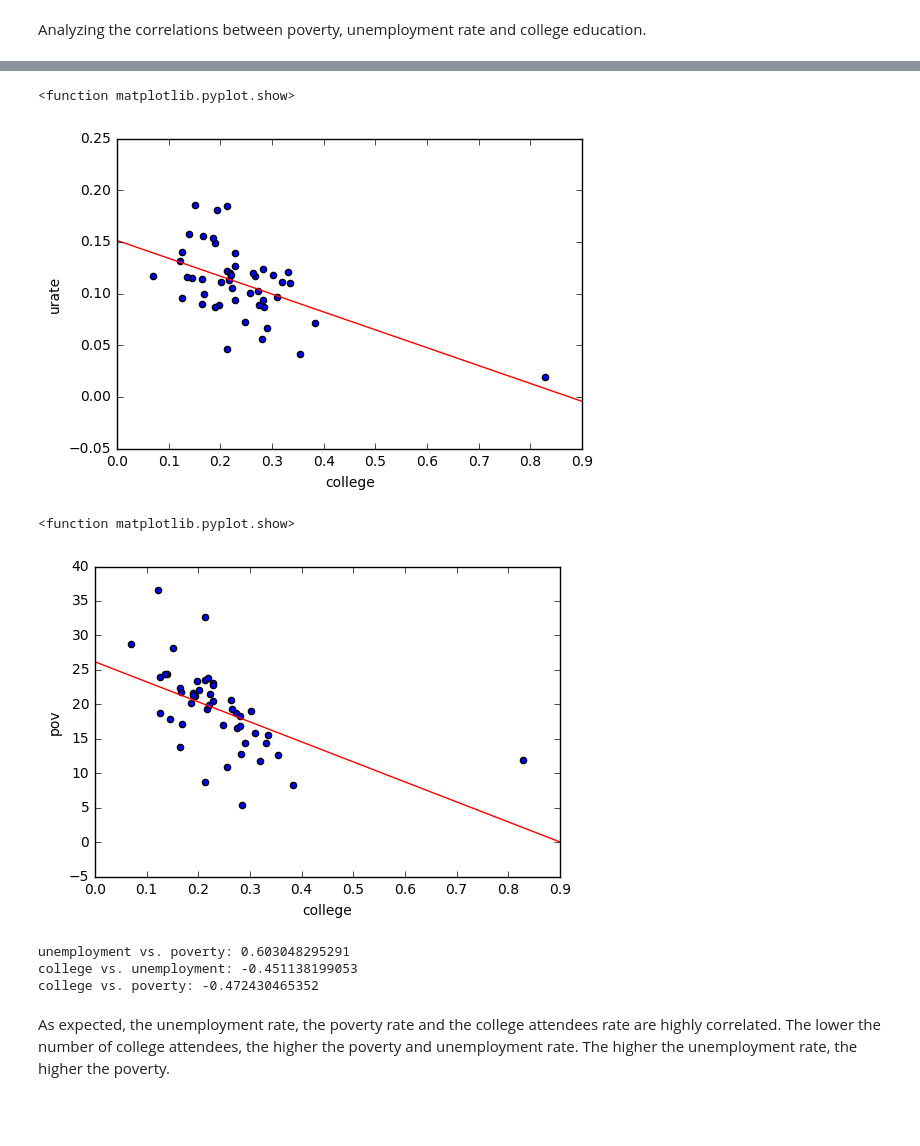
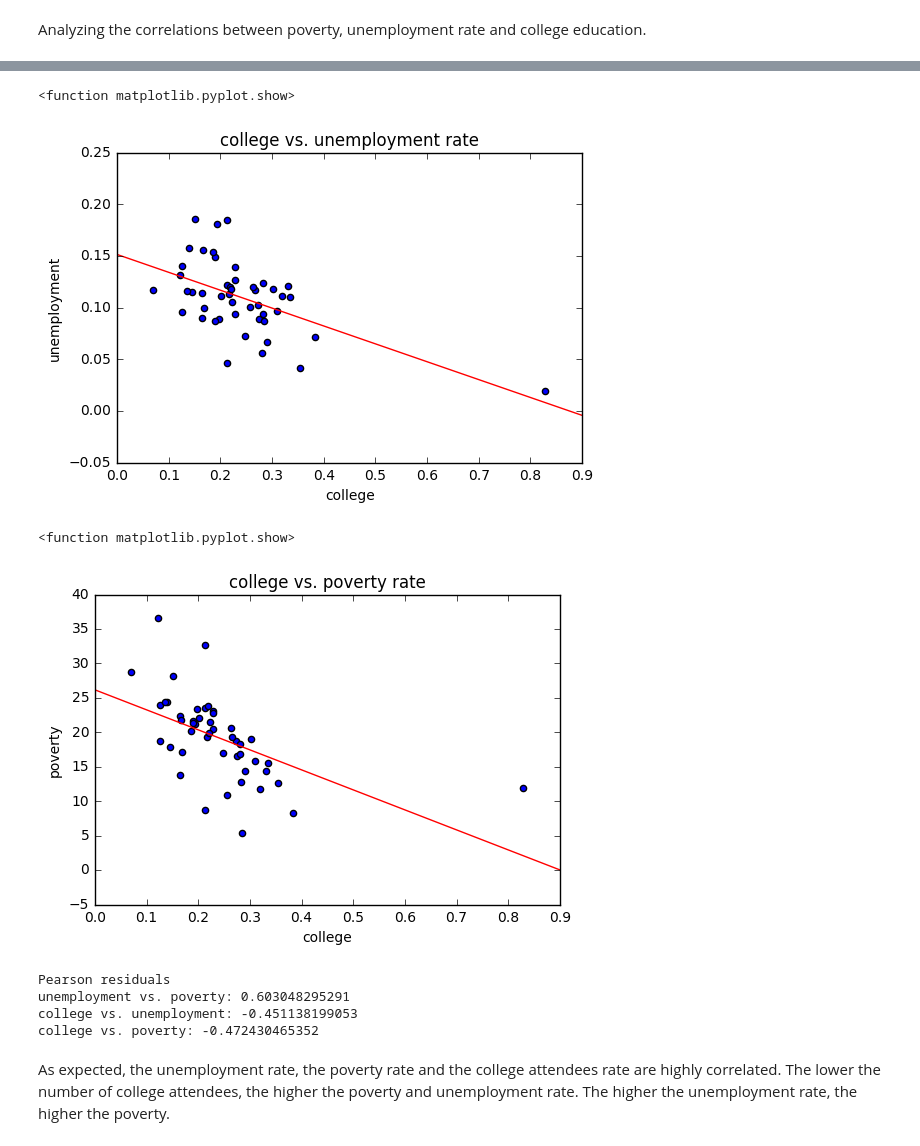
Before and after one commit to Chrisscross8/Portfolio, a Jupyter notebook: Police Killings in 2015.ipynb, the cells around one changed output, grey strips where cells are left out. Cells and saved outputs as stored; diff of their text form; code cells hidden in the pictures; blank space fills up the shorter version.

```diff
--- a/Police Killings in 2015.ipynb
+++ b/Police Killings in 2015.ipynb
@@ -476,30 +445,33 @@ plt.show
 # %%
 slope, intercept, r_value, p_value, std_err = scipy.stats.linregress(pivottable['college'],pivottable['urate'])
 predict_pov = 0*slope+intercept
 predict_pov2 = 0.9*slope+intercept
 plt.scatter(pivottable['college'],pivottable['urate'])
 plt.plot([0,0.9],[predict_pov,predict_pov2],color='r')
+plt.title('college vs. unemployment rate')
 plt.xlabel('college')
-plt.ylabel('urate')
+plt.ylabel('unemployment')
 plt.xlim(0,0.9)
 plt.show
 # %% [output]
 <function matplotlib.pyplot.show>
-[figure, old version]
+[figure, new version]
 # %%
 slope, intercept, r_value, p_value, std_err = scipy.stats.linregress(pivottable['college'],pivottable['pov'])
 predict_pov = 0*slope+intercept
 predict_pov2 = 0.9*slope+intercept
 plt.scatter(pivottable['college'],pivottable['pov'])
 plt.plot([0,0.9],[predict_pov,predict_pov2],color='r')
+plt.title('college vs. poverty rate')
 plt.xlabel('college')
-plt.ylabel('pov')
+plt.ylabel('poverty')
 plt.xlim(0,0.9)
 plt.show
 # %% [output]
 <function matplotlib.pyplot.show>
-[figure, old version]
+[figure, new version]
 # %%
+print('Pearson residuals')
 r, p_value = pearsonr(pov_city['urate'],pov_city['pov'])
 print('unemployment vs. poverty:', r)
 
@@ -509,6 +481,7 @@ print('college vs. unemployment:', r)
 r, p_value = pearsonr(pov_city['college'],pov_city['pov'])
 print('college vs. poverty:', r)
 # %% [output]
+Pearson residuals
 unemployment vs. poverty: 0.603048295291
 college vs. unemployment: -0.451138199053
 college vs. poverty: -0.472430465352
```
Also changed, not shown: parts of 9 cells of this notebook.
